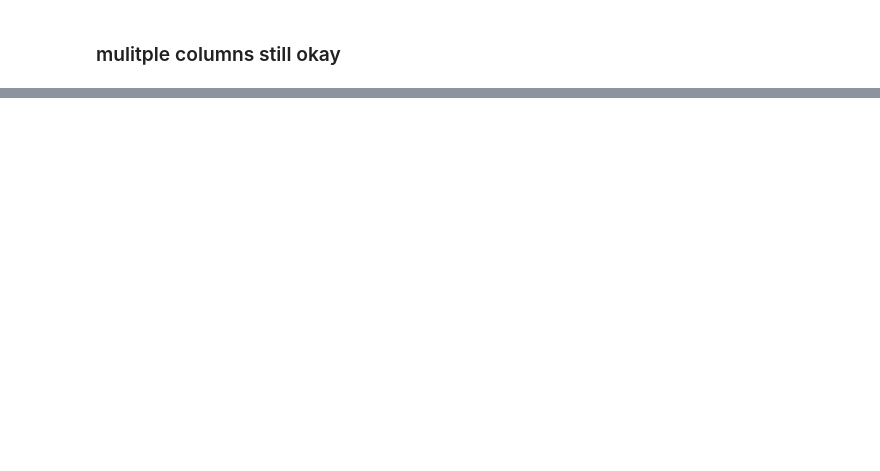
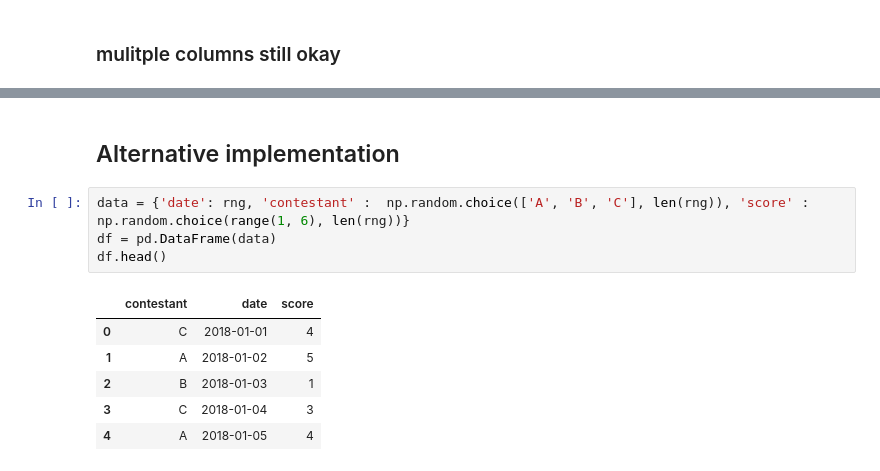
Before and after one commit to hbeemster/python-snippets, a Jupyter notebook: pandas/Time series.ipynb, the cells around one changed output, grey strips where cells are left out. Drawn from its saved outputs; the diff is of its cells as text; blank space fills up the shorter version.

```diff
--- a/pandas/Time series.ipynb
+++ b/pandas/Time series.ipynb
@@ -80,0 +178,13 @@ df.resample('2H').pad().head()
+# %% [markdown]
+## Alternative implementation
+# %%
+data = {'date': rng, 'contestant' :  np.random.choice(['A', 'B', 'C'], len(rng)), 'score' :  np.random.choice(range(1, 6), len(rng))}
+df = pd.DataFrame(data)
+df.head()
+# %% [output]
+|  | contestant | date | score |
+| 0 | C | 2018-01-01 | 4 |
+| 1 | A | 2018-01-02 | 5 |
+| 2 | B | 2018-01-03 | 1 |
+| 3 | C | 2018-01-04 | 3 |
+| 4 | A | 2018-01-05 | 4 |
```
Also changed, not shown: parts of 34 cells of this notebook, 2 other files.
